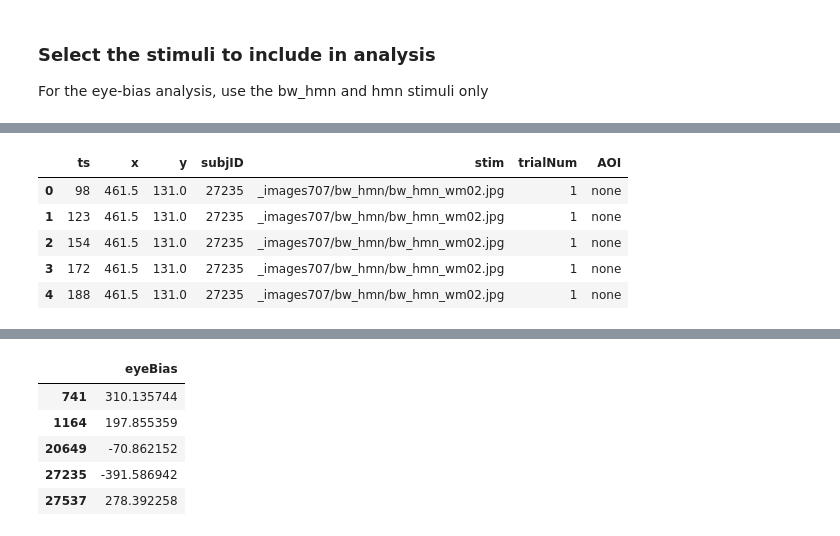
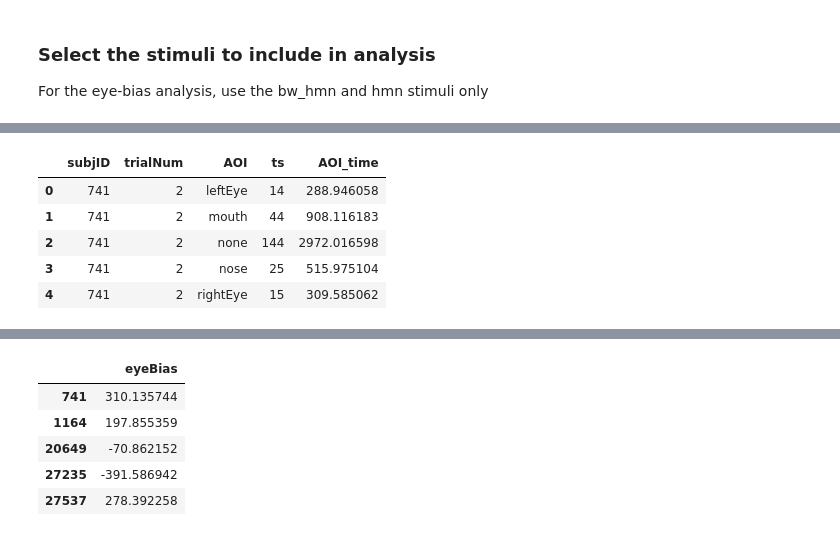
Before and after one commit to jeffmacinnes/cursorTracking, a Jupyter notebook: analysis/eyeBias/eyeBias_analysis.ipynb, the cells around one changed output, grey strips where cells are left out. Cells and saved outputs as stored; diff of their text form; code cells hidden in the pictures.

```diff
--- a/analysis/eyeBias/eyeBias_analysis.ipynb
+++ b/analysis/eyeBias/eyeBias_analysis.ipynb
@@ -44,0 +80,4 @@ df2.shape
+# %%
+# create a table showing the mean frame interval on each trial
+trialFrameTimes = df.groupby(['subjID', 'trialNum'], as_index=False).ts.agg(lambda x: x.diff().mean())
+trialFrameTimes.head()
@@ -44,0 +91,4 @@ df2.shape
+# %%
+# create a table showing the number of datapoints labeled for each AOI
+ptsPerAOI = df.groupby(['subjID', 'trialNum', 'AOI'], as_index=False).ts.agg(lambda x: len(x))
+ptsPerAOI.head()
@@ -45,9 +102,21 @@ df2.shape
+# %%
+# function to calculate time per AOI
+def calculateTimePerAOI(row):
+    # get the mean frame interval for this trial
+    meanFrameInterval = trialFrameTimes[(trialFrameTimes.subjID == row['subjID']) &
+                                (trialFrameTimes.trialNum == row['trialNum'])].ts.iloc[0]
+
+    # multiply the mean frame interval by the number of frames
+    AOI_time = meanFrameInterval * row['ts']
+    return AOI_time
+# %%
+ptsPerAOI['AOI_time'] = ptsPerAOI.apply(calculateTimePerAOI, axis=1)
 # %%
-df2.head()
+ptsPerAOI.head()
 # %% [output]
-|  | ts | x | y | subjID | stim | trialNum | AOI |
-| 0 | 98 | 461.5 | 131.0 | 27235 | _images707/bw_hmn/bw_hmn_wm02.jpg | 1 | none |
-| 1 | 123 | 461.5 | 131.0 | 27235 | _images707/bw_hmn/bw_hmn_wm02.jpg | 1 | none |
-| 2 | 154 | 461.5 | 131.0 | 27235 | _images707/bw_hmn/bw_hmn_wm02.jpg | 1 | none |
-| 3 | 172 | 461.5 | 131.0 | 27235 | _images707/bw_hmn/bw_hmn_wm02.jpg | 1 | none |
-| 4 | 188 | 461.5 | 131.0 | 27235 | _images707/bw_hmn/bw_hmn_wm02.jpg | 1 | none |
+|  | subjID | trialNum | AOI | ts | AOI_time |
+| 0 | 741 | 2 | leftEye | 14 | 288.946058 |
+| 1 | 741 | 2 | mouth | 44 | 908.116183 |
+| 2 | 741 | 2 | none | 144 | 2972.016598 |
+| 3 | 741 | 2 | nose | 25 | 515.975104 |
+| 4 | 741 | 2 | rightEye | 15 | 309.585062 |
```
Also changed, not shown: parts of 49 cells of this notebook.
